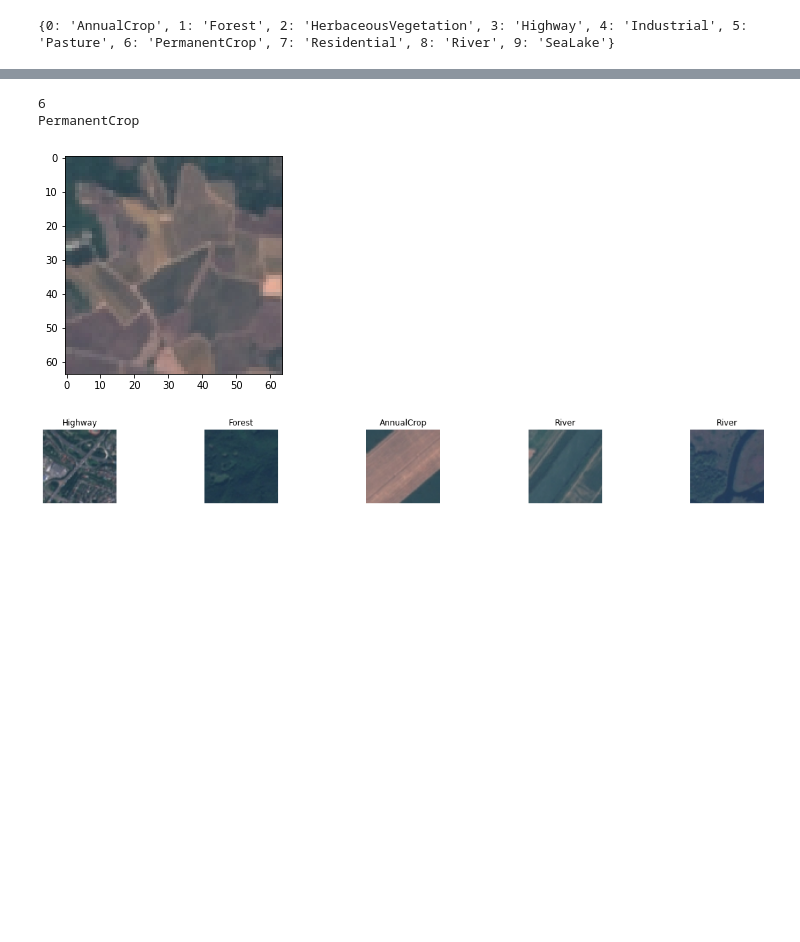
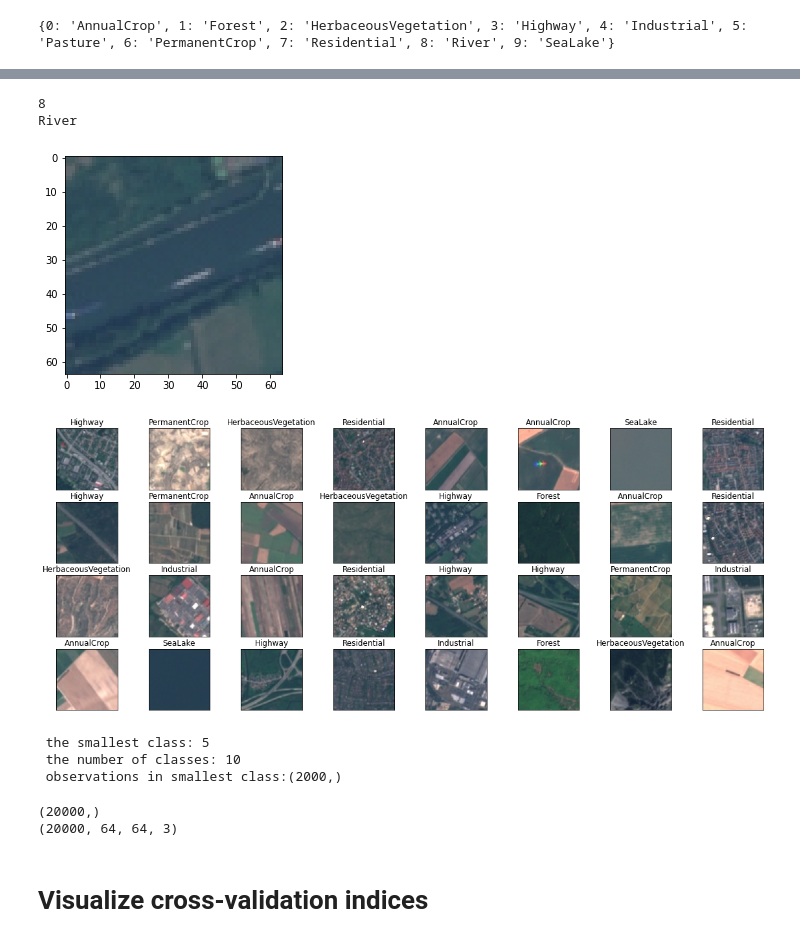
Before and after one commit to DommiiUdomp/Dommii, a Jupyter notebook: eusat_new.ipynb, the cells around one changed output, grey strips where cells are left out. Saved outputs shown, nothing was run; the diff lists cells and outputs as text; code cells hidden in the pictures; blank space fills up the shorter version.

```diff
--- a/eusat_new.ipynb
+++ b/eusat_new.ipynb
@@ -122,28 +118,66 @@ label_Dict[label_y[tmp]]
 # %%
 # test the labels and images
-tmp = 25000
+tmp = 3333
 img = image[tmp]
 
 print(label[tmp])
 print(label_Dict[label[tmp]])
-plt.imshow(img);
+plt.imshow(img)
 # %% [output]
-6
-PermanentCrop
+8
+River
-[figure, old version]
+[figure, new version]
 # %%
-#Select a random sample of images and Plot
+#Plot prepared Data
+def random_plot(X,y):
+  num_test_images = X.shape[0]
+  random_inx = np.random.choice(num_test_images, 32)
+  random_test_images = X[random_inx, ...]
+  random_test_labels = y[random_inx, ...]
 
-num_test_images = image.shape[0]
-random_inx = np.random.choice(num_test_images, 25)
-random_test_images = image[random_inx, ...]
-random_test_labels = label[random_inx, ...]
+  plt.figure(figsize=(20, 8))
+  for i in range(32):
+    plt.subplot(4, 8, i+1, xticks=[], yticks=[])
+    plt.imshow(random_test_images[i])
+    plt.title(label_Dict[random_test_labels[i]])
 
-fig, ax = plt.subplots(1, 5, figsize =(20, 2) )
-fig.subplots_adjust(hspace=0.2, wspace=0.5)
-for i in range (5) :
-  ax[i].set_axis_off()
-  ax[i].set_title(label_Dict[random_test_labels[i]])
-  ax[i].imshow(random_test_images[i])
+  plt.show()
-# %% [output]
-[figure, removed]
+# %%
+random_plot(image,label)
+# %% [output]
+[figure, added]
+# %%
+from sklearn.utils import shuffle
+
+smallest_class = np.argmin(np.bincount(label)) # find the smallest class
+print(f' the smallest class: {smallest_class}')
+
+num_classes = len(np.array(np.unique(label))) # number of classes
+print(f' the number of classes: {num_classes}')
+
+smallest_class_obs = np.where(label == smallest_class)[0] # observations in smallest class
+print(f' observations in smallest class:{smallest_class_obs.shape}')
+
+# Get 2000 observations from each class
+indBal = np.empty(0, dtype=int)
+for i in range(num_classes):
+  indTemp = shuffle(np.where(label == i)[0], random_state=42)[0:smallest_class_obs.shape[0]]
+  indBal = np.concatenate([indBal, indTemp])
+
+# shuffle the balanced index
+indBal = shuffle(indBal, random_state = 101)
+# %% [output]
+ the smallest class: 5
+ the number of classes: 10
+ observations in smallest class:(2000,)
+# %%
+label_bal = label[indBal]
+image_bal = image[indBal]
+
+print(label_bal.shape)
+print(image_bal.shape)
+# %% [output]
+(20000,)
+(20000, 64, 64, 3)
+# %% [markdown]
+# **Visualize cross-validation indices**
```
Also changed, not shown: parts of 30 cells of this notebook.
